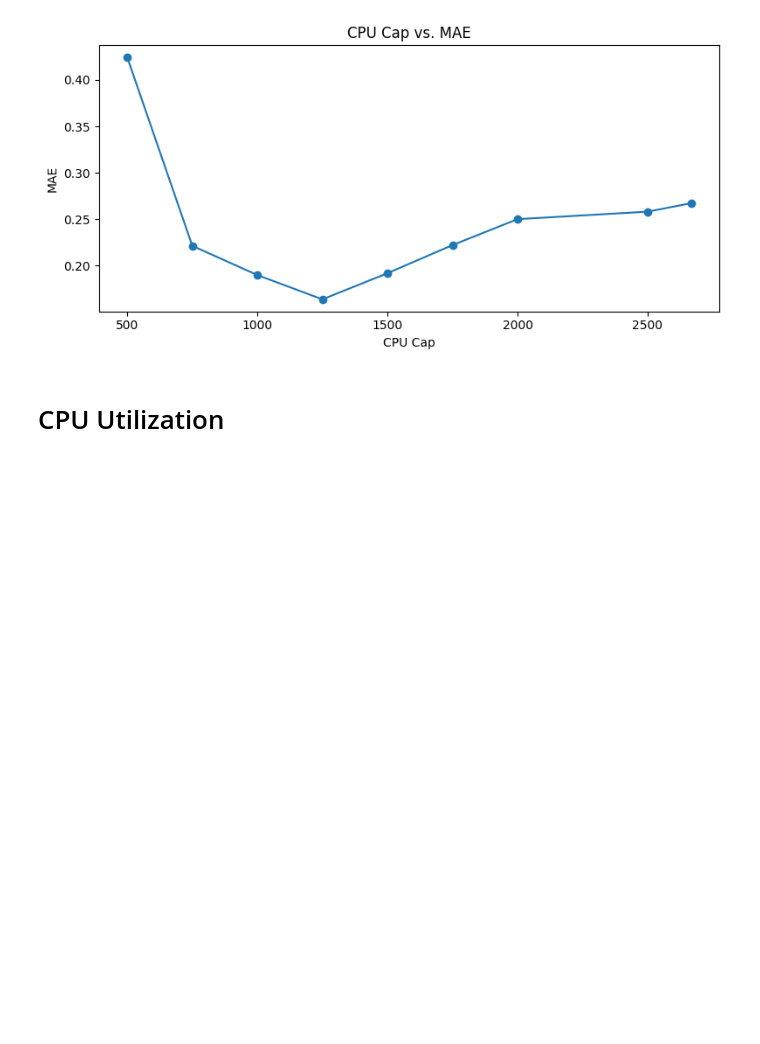
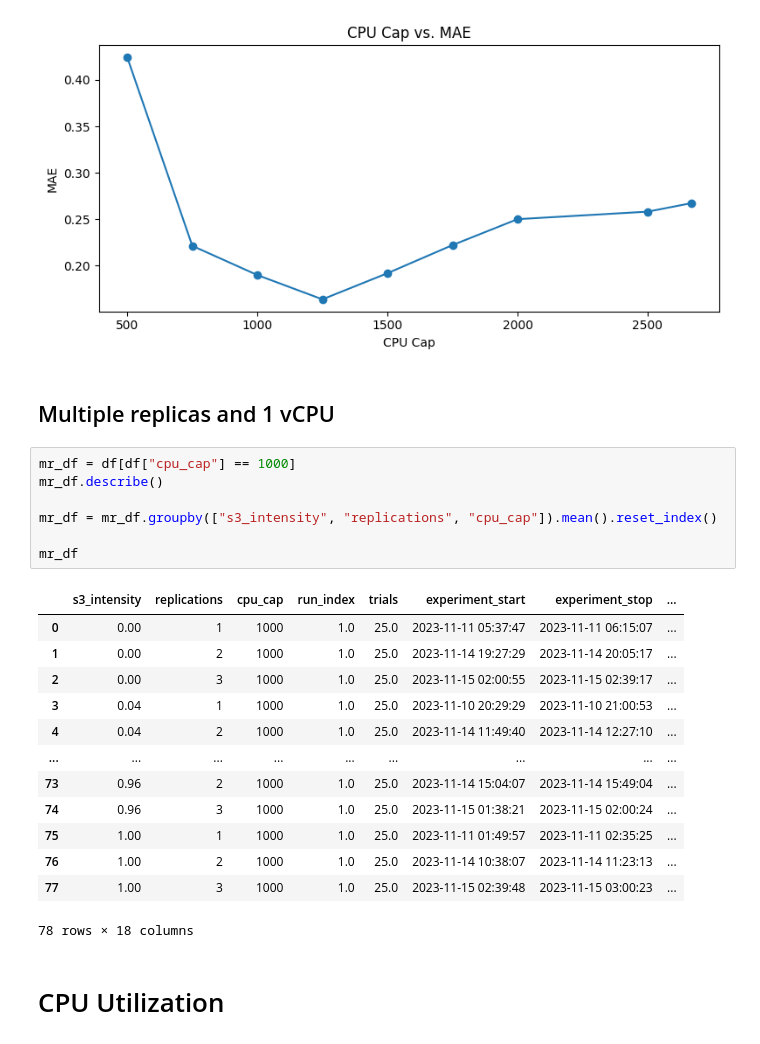
Before and after one commit to wmeijer221/muBench-experiment, a Jupyter notebook: gssi_experiment/gateway_aggregator/gateway_aggregator_analysis_global.ipynb, the cells around one changed output. Drawn from its saved outputs; the diff is of its cells as text; blank space fills up the shorter version.

```diff
--- a/gssi_experiment/gateway_aggregator/gateway_aggregator_analysis_global.ipynb
+++ b/gssi_experiment/gateway_aggregator/gateway_aggregator_analysis_global.ipynb
@@ -444,6 +447,29 @@ x_labels = ["CPU Cap" for _ in y_values]
 create_multi_line_charts(x_values, y_values, x_labels, y_labels)
 # %% [output]
 [figure]
+# %% [markdown]
+## Multiple replicas and 1 vCPU
+# %%
+mr_df = df[df["cpu_cap"] == 1000]
+mr_df.describe()
+
+mr_df = mr_df.groupby(["s3_intensity", "replications", "cpu_cap"]).mean().reset_index()
+
+mr_df
+# %% [output]
+|  | s3_intensity | replications | cpu_cap | run_index | trials | experiment_start | experiment_stop | ... |
+| 0 | 0.00 | 1 | 1000 | 1.0 | 25.0 | 2023-11-11 05:37:47 | 2023-11-11 06:15:07 | ... |
+| 1 | 0.00 | 2 | 1000 | 1.0 | 25.0 | 2023-11-14 19:27:29 | 2023-11-14 20:05:17 | ... |
+| 2 | 0.00 | 3 | 1000 | 1.0 | 25.0 | 2023-11-15 02:00:55 | 2023-11-15 02:39:17 | ... |
+| 3 | 0.04 | 1 | 1000 | 1.0 | 25.0 | 2023-11-10 20:29:29 | 2023-11-10 21:00:53 | ... |
+| 4 | 0.04 | 2 | 1000 | 1.0 | 25.0 | 2023-11-14 11:49:40 | 2023-11-14 12:27:10 | ... |
+| ... | ... | ... | ... | ... | ... | ... | ... | ... |
+| 73 | 0.96 | 2 | 1000 | 1.0 | 25.0 | 2023-11-14 15:04:07 | 2023-11-14 15:49:04 | ... |
+| 74 | 0.96 | 3 | 1000 | 1.0 | 25.0 | 2023-11-15 01:38:21 | 2023-11-15 02:00:24 | ... |
+| 75 | 1.00 | 1 | 1000 | 1.0 | 25.0 | 2023-11-11 01:49:57 | 2023-11-11 02:35:25 | ... |
+| 76 | 1.00 | 2 | 1000 | 1.0 | 25.0 | 2023-11-14 10:38:07 | 2023-11-14 11:23:13 | ... |
+| 77 | 1.00 | 3 | 1000 | 1.0 | 25.0 | 2023-11-15 02:39:48 | 2023-11-15 03:00:23 | ... |
+78 rows × 18 columns
 # %% [markdown]
 # CPU Utilization
 # %% [markdown]
```
Also changed, not shown: parts of 1 cell of this notebook, 4 other files.
